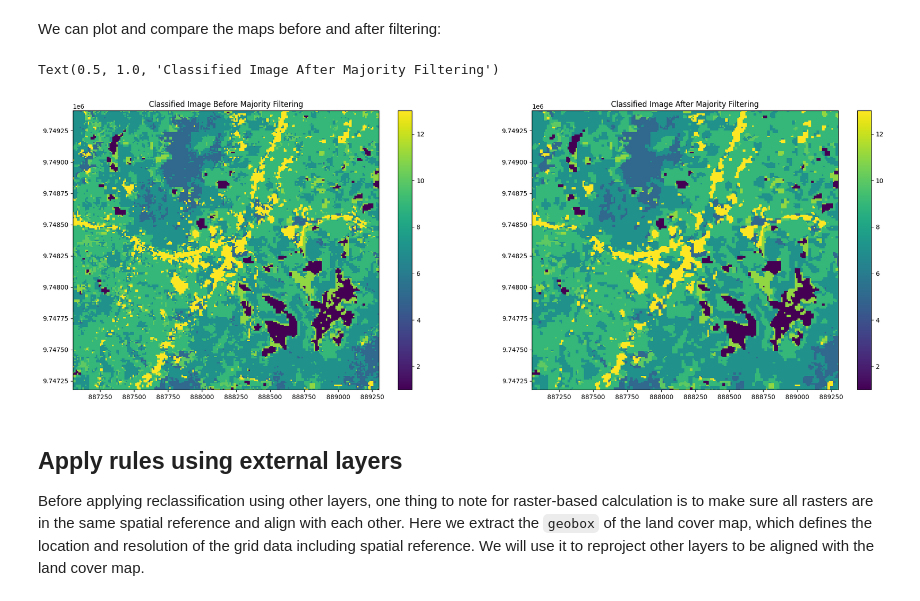
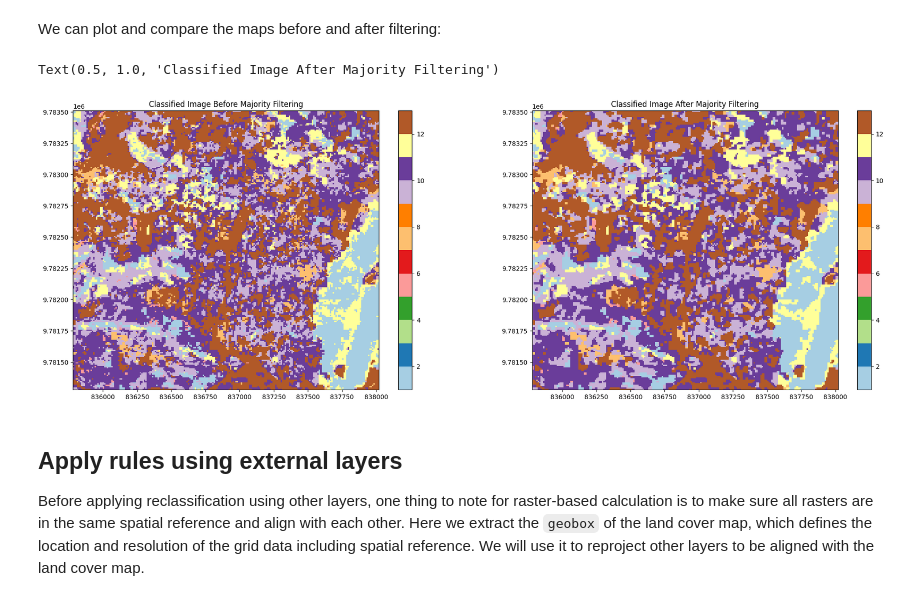
Before and after one commit to frontiersi/land_cover_mapping_DEAfrica, a Jupyter notebook: notebooks/workshop/5_Post_Process_All_Others.ipynb, the cells around one changed output. Cells and saved outputs as stored; diff of their text form; code cells hidden in the pictures.

Commit message:
fixed bugs and added rbg maps visualisation

```diff
--- a/notebooks/workshop/5_Post_Process_All_Others.ipynb
+++ b/notebooks/workshop/5_Post_Process_All_Others.ipynb
@@ -35,9 +35,9 @@ import matplotlib.pyplot as plt
 prediction_maps_path=['Results/Rwanda_land_cover_prediction_2021_location_0.tif',
                       'Results/Rwanda_land_cover_prediction_2021_location_1.tif',
                       'Results/Rwanda_land_cover_prediction_2021_location_2.tif'] # list of prediction map files
-rgb_images_path=['Rwanda_satellite_image_2021_location_0.tif',
-                'Rwanda_satellite_image_2021_location_1.tif',
-                'Rwanda_satellite_image_2021_location_2.tif'] # list of rgb images at the prediction locations
+rgb_images_path=['Results/Rwanda_satellite_image_2021_location_0.tif',
+                'Results/Rwanda_satellite_image_2021_location_1.tif',
+                'Results/Rwanda_satellite_image_2021_location_2.tif'] # list of rgb images at the prediction locations
 dict_map={'Forest':1,'Grassland':5,'Shrubland':7,'Perennial Cropland':9,'Annual Cropland':10,
           'Wetland':11,'Water Body':12,'Urban Settlement':13}
 output_crs='epsg:32735' # WGS84/UTM Zone 35S
@@ -65,8 +65,8 @@ First let's load the land cover maps and true colour images generated from the p
 prediction_maps=[]
 rgb_images=[]
 for i in range(0, len(prediction_maps_path)):
-    lc_map=rioxarray.open_rasterio(prediction_maps_path[i]).astype(np.uint8)
-    prediction_maps.append(prediction_map)
+    lc_map=rioxarray.open_rasterio(prediction_maps_path[i]).astype(np.uint8).squeeze()
+    prediction_maps.append(lc_map)
 
     rgb_image=rioxarray.open_rasterio(rgb_images_path[i])
     rgb_images.append(rgb_image)
@@ -99,33 +99,33 @@ lc_map=prediction_maps[i]
 # convert to numpy array
 np_lc_map=lc_map.squeeze().to_numpy()
 # mode filtering for a smoother classification map
-np_lc_map_postproc=modal(np_lc_map,footprint=disk(1),mask=lc_map!=0)
+np_lc_map_postproc=modal(np_lc_map,footprint=disk(1),mask=np_lc_map!=0)
 # %% [markdown]
 We can plot and compare the maps before and after filtering:
 # %%
 fig, axes = plt.subplots(1, 2, figsize=(24, 8))
 
 # Plot classified image before filtering
 lc_map.plot(ax=axes[0],
-#                    cmap='Greens',
+                   cmap='Paired',
                add_labels=False,
                add_colorbar=True)
 
 # reconstruct dataArray
 lc_map_postproc=xr.DataArray(data=np_lc_map_postproc,dims=['y','x'],
                              coords={'y':lc_map.y.to_numpy(), 'x':lc_map.x.to_numpy()})
 # Plot classified image after filtering
 lc_map_postproc.plot(ax=axes[1],
-#                    cmap='Greens',
+                   cmap='Paired',
                add_labels=False,
                add_colorbar=True)
 
 # Add plot titles
 axes[0].set_title('Classified Image Before Majority Filtering')
 axes[1].set_title('Classified Image After Majority Filtering')
 # %% [output]
 Text(0.5, 1.0, 'Classified Image After Majority Filtering')
-[figure, old version]
+[figure, new version]
 # %% [markdown]
 ## Apply rules using external layers
 Before applying reclassification using other layers, one thing to note for raster-based calculation is to make sure all rasters are in the same spatial reference and align with each other. Here we extract the `geobox` of the land cover map, which defines the location and resolution of the grid data including spatial reference. We will use it to reproject other layers to be aligned with the land cover map.
```
Also changed, not shown: parts of 10 cells of this notebook, 3 other files.
